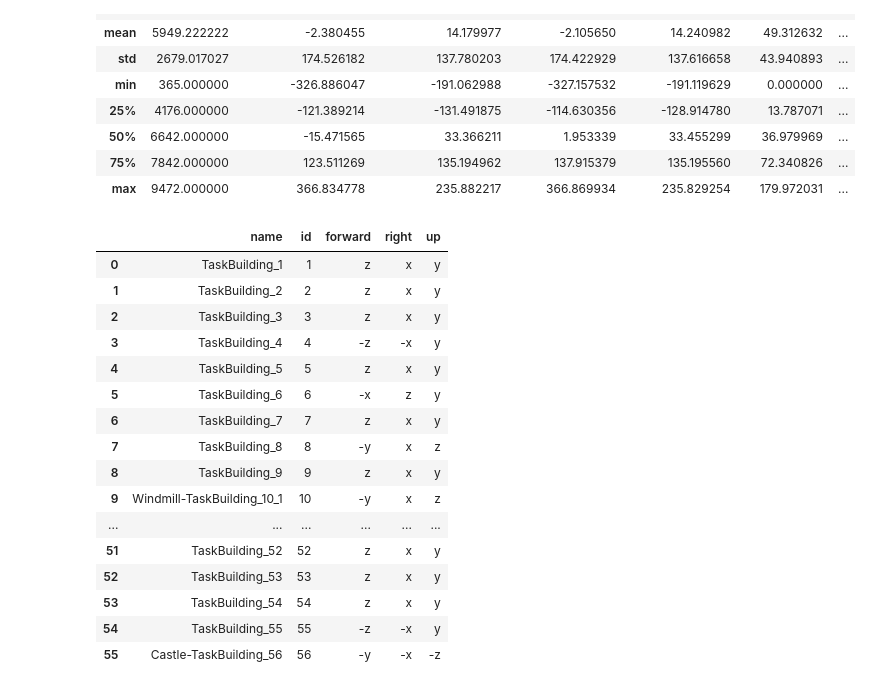
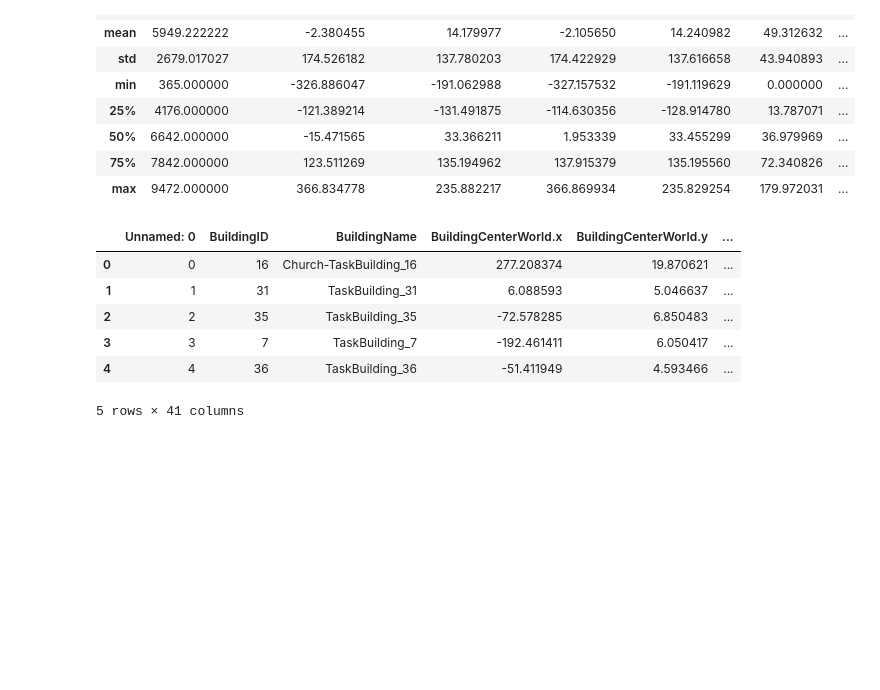
Before and after one commit to nora-maleki/humanA-pointing-task-analysis, a Jupyter notebook: analyses/01_main/01_preprocessing.ipynb, the cells around one changed output. Cells and saved outputs as stored; diff of their text form; code cells hidden in the pictures; blank space fills up the shorter version.

Commit message:
imported all buildings file

```diff
--- a/analyses/01_main/01_preprocessing.ipynb
+++ b/analyses/01_main/01_preprocessing.ipynb
@@ -96,22 +80,13 @@ dataset.describe()
 | 75% | 7842.000000 | 123.511269 | 135.194962 | 137.915379 | 135.195560 | 72.340826 | ... |
 | max | 9472.000000 | 366.834778 | 235.882217 | 366.869934 | 235.829254 | 179.972031 | ... |
 # %%
-pd.read_csv(f'{FILE_PATH}/building_anomalies_humanA.csv')
+all_buildings = pd.read_csv(f'{FILE_PATH}/02_all_buildings_list.csv')
+all_buildings.head()
 # %% [output]
-|  | name | id | forward | right | up |
-| 0 | TaskBuilding_1 | 1 | z | x | y |
-| 1 | TaskBuilding_2 | 2 | z | x | y |
-| 2 | TaskBuilding_3 | 3 | z | x | y |
-| 3 | TaskBuilding_4 | 4 | -z | -x | y |
-| 4 | TaskBuilding_5 | 5 | z | x | y |
-| 5 | TaskBuilding_6 | 6 | -x | z | y |
-| 6 | TaskBuilding_7 | 7 | z | x | y |
-| 7 | TaskBuilding_8 | 8 | -y | x | z |
-| 8 | TaskBuilding_9 | 9 | z | x | y |
-| 9 | Windmill-TaskBuilding_10_1 | 10 | -y | x | z |
-| ... | ... | ... | ... | ... | ... |
-| 51 | TaskBuilding_52 | 52 | z | x | y |
-| 52 | TaskBuilding_53 | 53 | z | x | y |
-| 53 | TaskBuilding_54 | 54 | z | x | y |
-| 54 | TaskBuilding_55 | 55 | -z | -x | y |
-| 55 | Castle-TaskBuilding_56 | 56 | -y | -x | -z |
+|  | Unnamed: 0 | BuildingID | BuildingName | BuildingCenterWorld.x | BuildingCenterWorld.y | ... |
+| 0 | 0 | 16 | Church-TaskBuilding_16 | 277.208374 | 19.870621 | ... |
+| 1 | 1 | 31 | TaskBuilding_31 | 6.088593 | 5.046637 | ... |
+| 2 | 2 | 35 | TaskBuilding_35 | -72.578285 | 6.850483 | ... |
+| 3 | 3 | 7 | TaskBuilding_7 | -192.461411 | 6.050417 | ... |
+| 4 | 4 | 36 | TaskBuilding_36 | -51.411949 | 4.593466 | ... |
+5 rows × 41 columns
```
Also changed, not shown: parts of 1 cell of this notebook.
